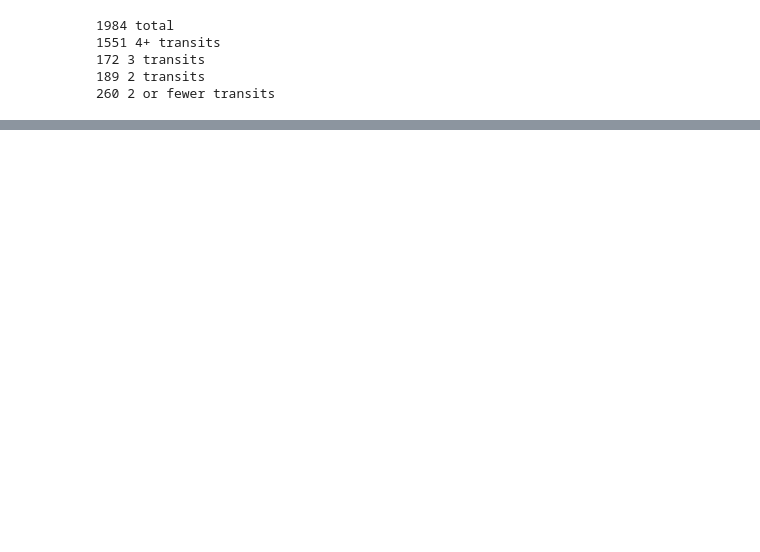
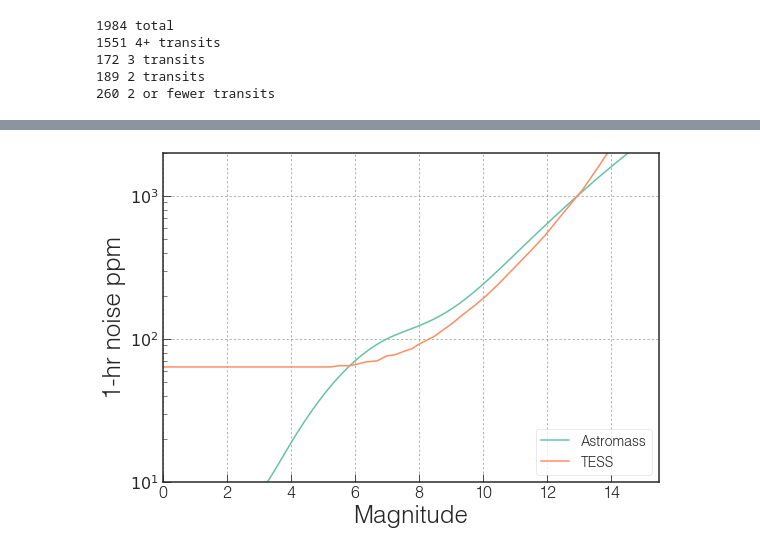
Before and after one commit to mrtommyb/bendeksim, a Jupyter notebook: code/detectionsim.ipynb, the cells around one changed output, grey strips where cells are left out. Saved outputs shown, nothing was run; the diff lists cells and outputs as text; code cells hidden in the pictures; blank space fills up the shorter version.

```diff
--- a/code/detectionsim.ipynb
+++ b/code/detectionsim.ipynb
@@ -107,0 +251,24 @@ bendek_catalog_SNR[bendek_catalog_SNR.S < 1.5]
+# %%
+from scipy.interpolate import interp1d
+
+fig, ax = plt.subplots(1, 1, figsize=[8,5.5])
+bendekmag = np.array([2,5, 6, 7, 11.5, 15])
+bendeknoise = np.array([10, 40, 70, 100, 500, 2400])
+
+tessnoise = np.genfromtxt('/Users/tom/Projects/OccSim/code/TessNoise_1h.csv', skip_header=4, delimiter=',').T
+
+f2 = interp1d(bendekmag, bendeknoise, kind='cubic')
+plt.plot(np.arange(3,15,0.1), f2(np.arange(3,15,0.1)), label='Astromass')
+plt.plot(tessnoise[0], tessnoise[1], label='TESS')
+
+plt.xlim(0,15.5)
+
+plt.ylim(10,2000)
+plt.yscale('log')
+plt.xlabel('Magnitude')
+plt.ylabel('1-hr noise ppm')
+plt.grid()
+plt.legend()
+plt.tight_layout()
+# %% [output]
+[figure, added]
```
Also changed, not shown: parts of 18 cells of this notebook, 4 other files.
